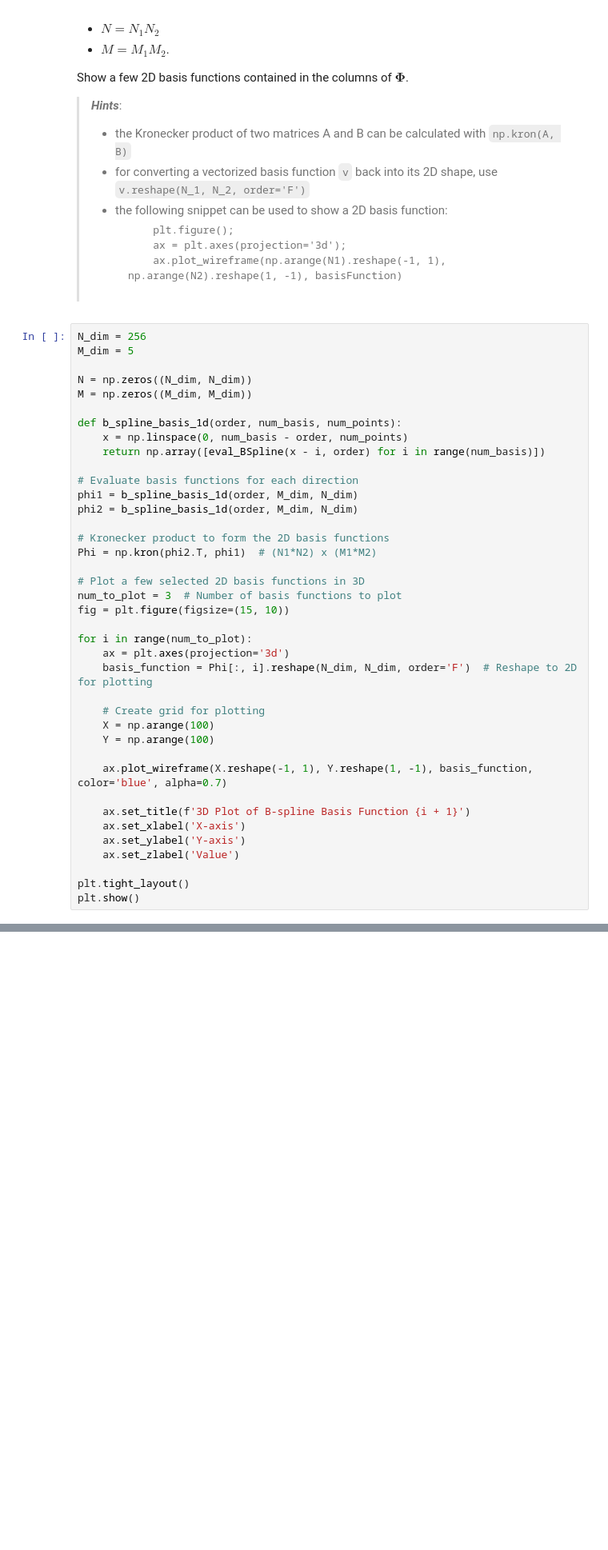
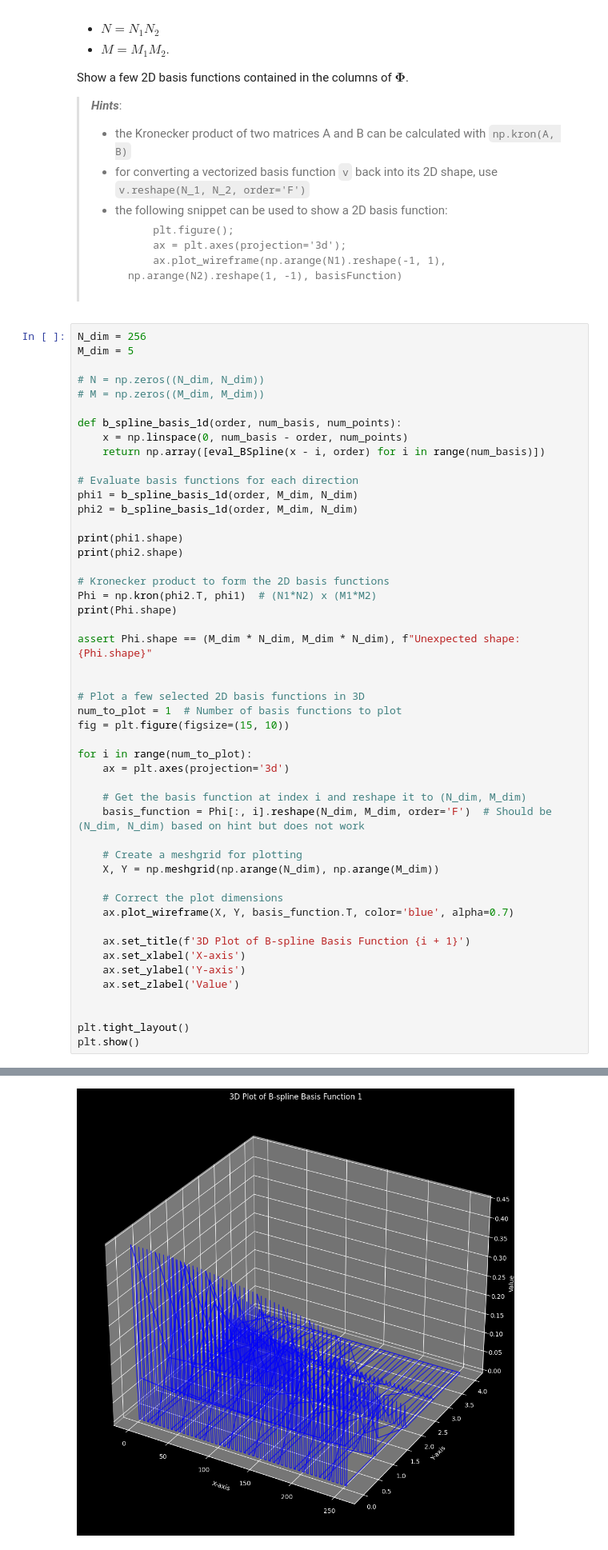
Before and after one commit to aliciags/medical-image-analysis-dtu, a Jupyter notebook: w1/Exercise1_student.ipynb, the cells around one changed output, grey strips where cells are left out. Shown at 80% size. Cells and saved outputs as stored; diff of their text form; blank space fills up the shorter version.

Commit message:
smoothing 2D basis fn

```diff
--- a/w1/Exercise1_student.ipynb
+++ b/w1/Exercise1_student.ipynb
@@ -485,8 +485,8 @@ Show a few 2D basis functions contained in the columns of $\boldsymbol{\Phi}$.
 N_dim = 256
 M_dim = 5
 
-N = np.zeros((N_dim, N_dim))
-M = np.zeros((M_dim, M_dim))
+# N = np.zeros((N_dim, N_dim))
+# M = np.zeros((M_dim, M_dim))
 
 def b_spline_basis_1d(order, num_basis, num_points):
     x = np.linspace(0, num_basis - order, num_points)
@@ -496,28 +496,38 @@ def b_spline_basis_1d(order, num_basis, num_points):
 phi1 = b_spline_basis_1d(order, M_dim, N_dim)
 phi2 = b_spline_basis_1d(order, M_dim, N_dim)
 
+print(phi1.shape)
+print(phi2.shape)
+
 # Kronecker product to form the 2D basis functions
 Phi = np.kron(phi2.T, phi1)  # (N1*N2) x (M1*M2)
+print(Phi.shape)
+
+assert Phi.shape == (M_dim * N_dim, M_dim * N_dim), f"Unexpected shape: {Phi.shape}"
+
 
 # Plot a few selected 2D basis functions in 3D
-num_to_plot = 3  # Number of basis functions to plot
+num_to_plot = 1  # Number of basis functions to plot
 fig = plt.figure(figsize=(15, 10))
 
 for i in range(num_to_plot):
     ax = plt.axes(projection='3d')
-    basis_function = Phi[:, i].reshape(N_dim, N_dim, order='F')  # Reshape to 2D for plotting
 
-    # Create grid for plotting
-    X = np.arange(100)
-    Y = np.arange(100)
+    # Get the basis function at index i and reshape it to (N_dim, M_dim)
+    basis_function = Phi[:, i].reshape(N_dim, M_dim, order='F')  # Should be (N_dim, N_dim) based on hint but does not work
 
-    ax.plot_wireframe(X.reshape(-1, 1), Y.reshape(1, -1), basis_function, color='blue', alpha=0.7)
+    # Create a meshgrid for plotting
+    X, Y = np.meshgrid(np.arange(N_dim), np.arange(M_dim))
+
+    # Correct the plot dimensions
+    ax.plot_wireframe(X, Y, basis_function.T, color='blue', alpha=0.7)
 
     ax.set_title(f'3D Plot of B-spline Basis Function {i + 1}')
     ax.set_xlabel('X-axis')
     ax.set_ylabel('Y-axis')
     ax.set_zlabel('Value')
 
+
 plt.tight_layout()
 plt.show()
 # %% [output]
@@ -525,3 +537,4 @@ ValueError: cannot reshape array of size 1280 into shape (256,256)
+[figure, added]
 # %% [markdown]
 Now:
 - vectorize the 2D image $\mathbf{T}$ into a 1D signal $\mathbf{t}$
```
Also changed, not shown: parts of 1 cell of this notebook.
